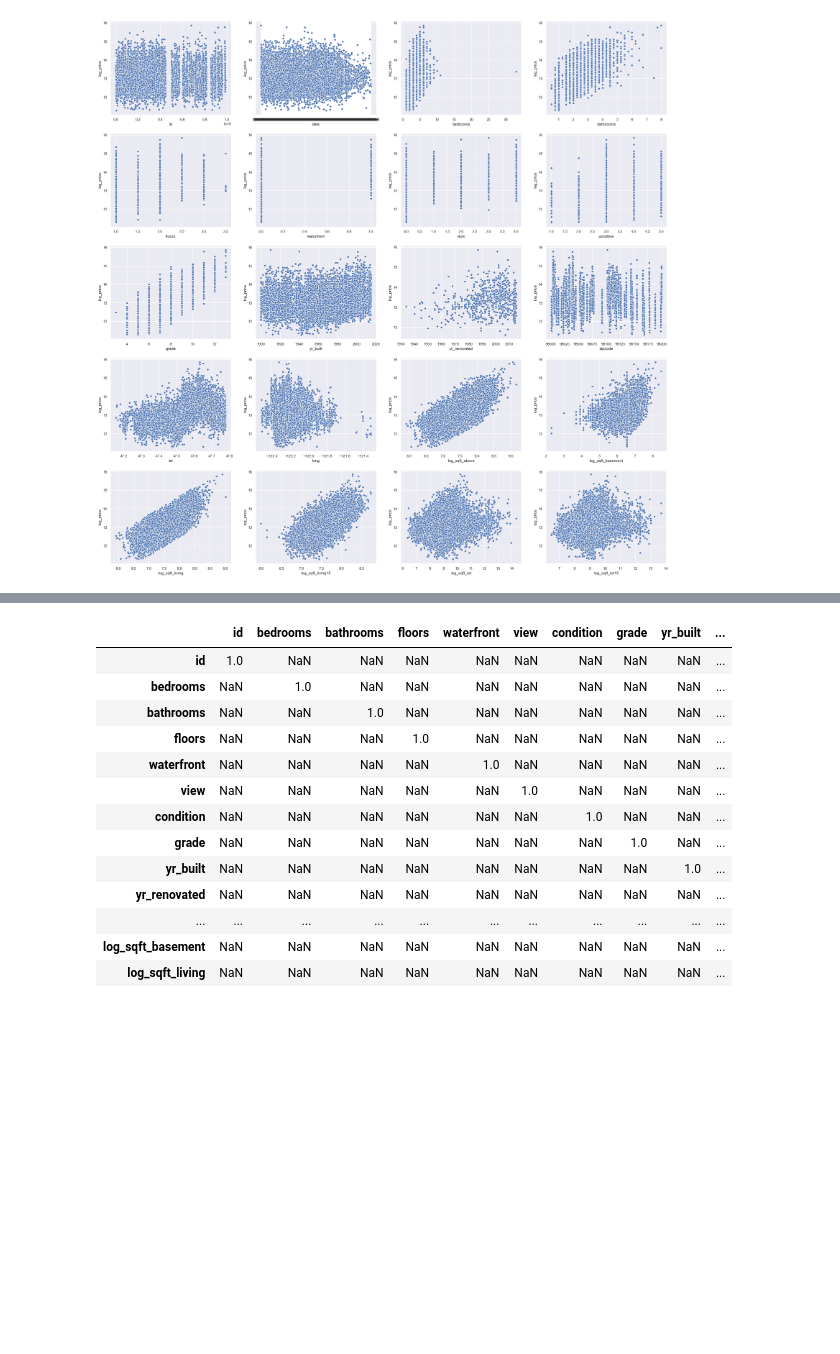
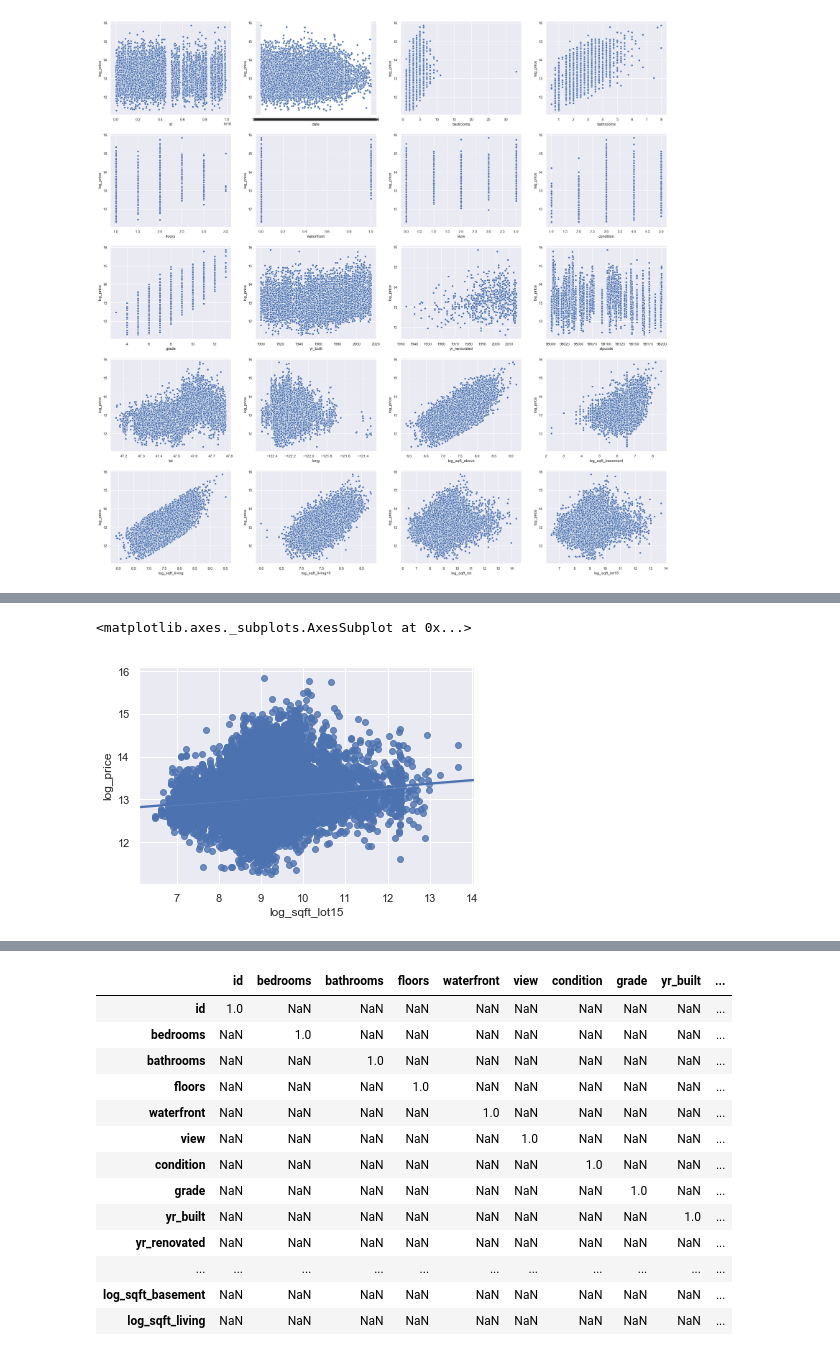
Before and after one commit to matt8955/Mod-1-project, a Jupyter notebook: matt_cleaned_data.ipynb, the cells around one changed output, grey strips where cells are left out. Cells and saved outputs as stored; diff of their text form; code cells hidden in the pictures; blank space fills up the shorter version.

```diff
--- a/matt_cleaned_data.ipynb
+++ b/matt_cleaned_data.ipynb
@@ -230,3 +210,8 @@ f.scatter_one_vs_all(df,'log_price')
+# %%
+sns.regplot('log_sqft_lot15', 'log_price', df,)
+# %% [output]
+<matplotlib.axes._subplots.AxesSubplot at 0x...>
+[figure, added]
 # %%
 #check for colinearity
 sns.heatmap(abs(df.corr()), cmap = 'BuPu', linewidths=.5)
```
Also changed, not shown: parts of 8 cells of this notebook, 1 other file.
